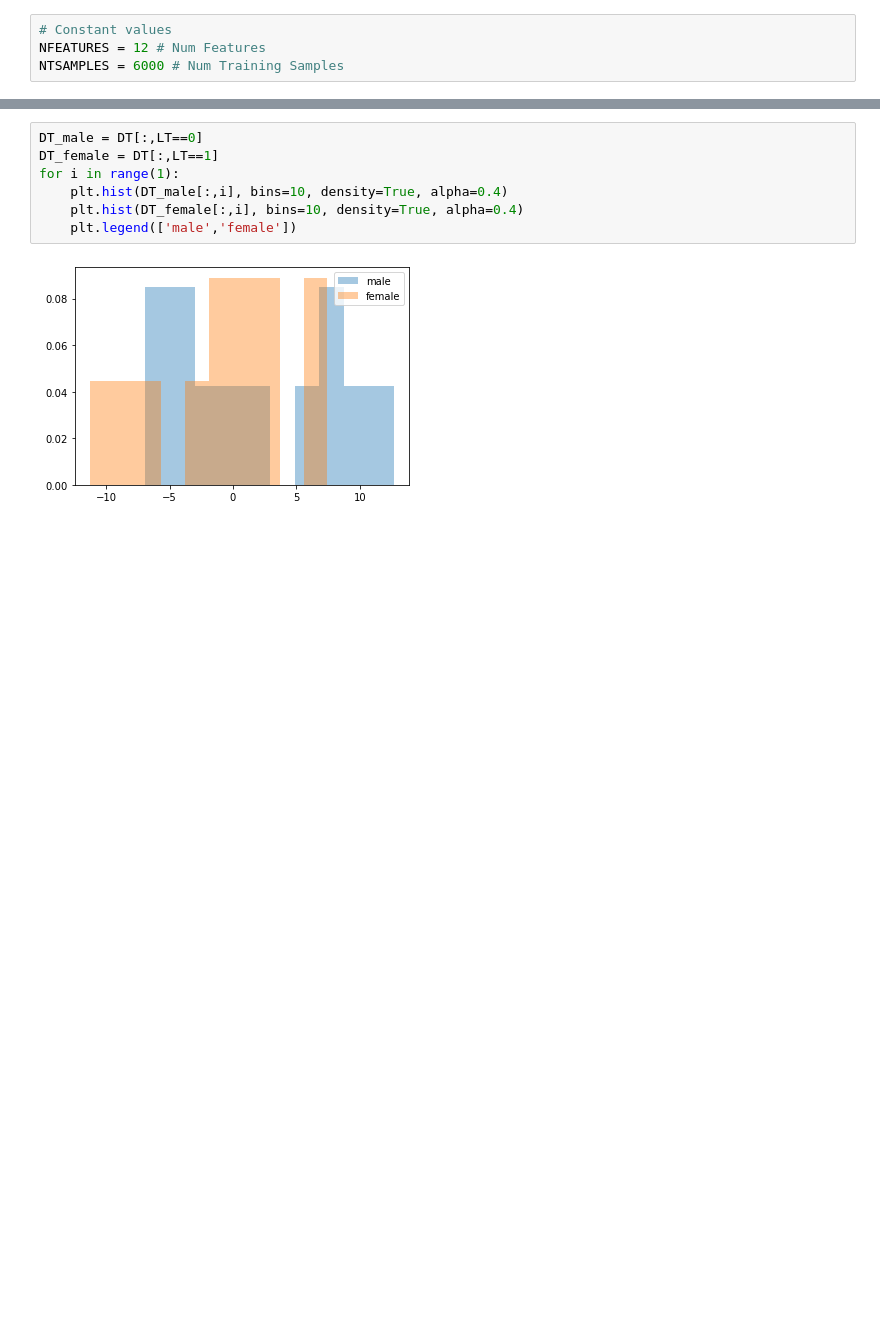
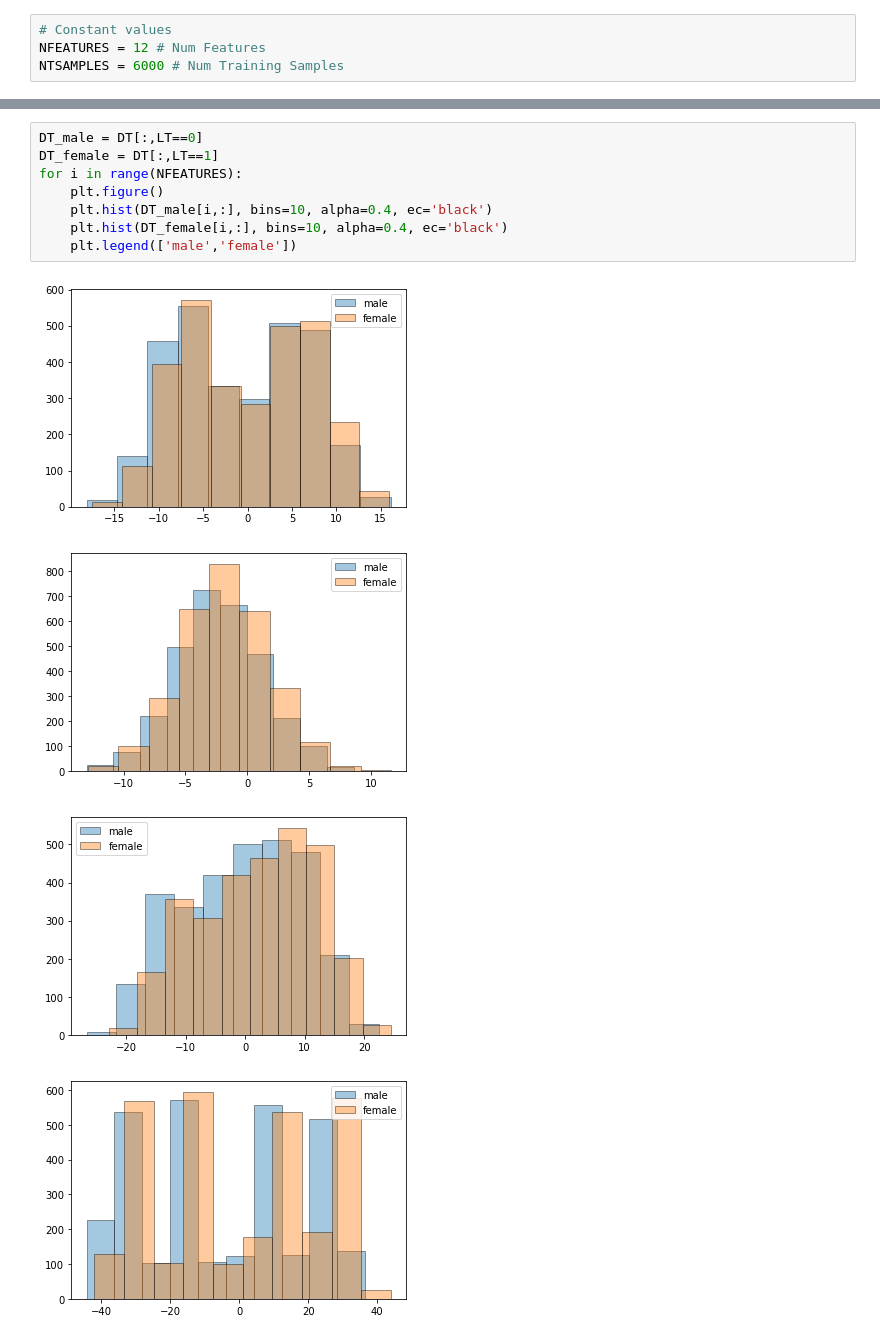
Before and after one commit to mattyred/poliTO-MLPR-Project, a Jupyter notebook: Code/Notebooks/DataInspection.ipynb, the cells around one changed output, grey strips where cells are left out. Cells and saved outputs as stored; diff of their text form; blank space fills up the shorter version.

```diff
--- a/Code/Notebooks/DataInspection.ipynb
+++ b/Code/Notebooks/DataInspection.ipynb
@@ -23,9 +23,13 @@ with open('../Data/Train.txt','r') as file:
 # %%
 DT_male = DT[:,LT==0]
 DT_female = DT[:,LT==1]
-for i in range(1):
-    plt.hist(DT_male[:,i], bins=10, density=True, alpha=0.4)
-    plt.hist(DT_female[:,i], bins=10, density=True, alpha=0.4)
+for i in range(NFEATURES):
+    plt.figure()
+    plt.hist(DT_male[i,:], bins=10, alpha=0.4, ec='black')
+    plt.hist(DT_female[i,:], bins=10, alpha=0.4, ec='black')
     plt.legend(['male','female'])
 # %% [output]
-[figure, old version]
+[figure, new version]
+[figure, added]
+[figure, added]
+[figure, added]
```
Also changed, not shown: parts of 7 cells of this notebook.
